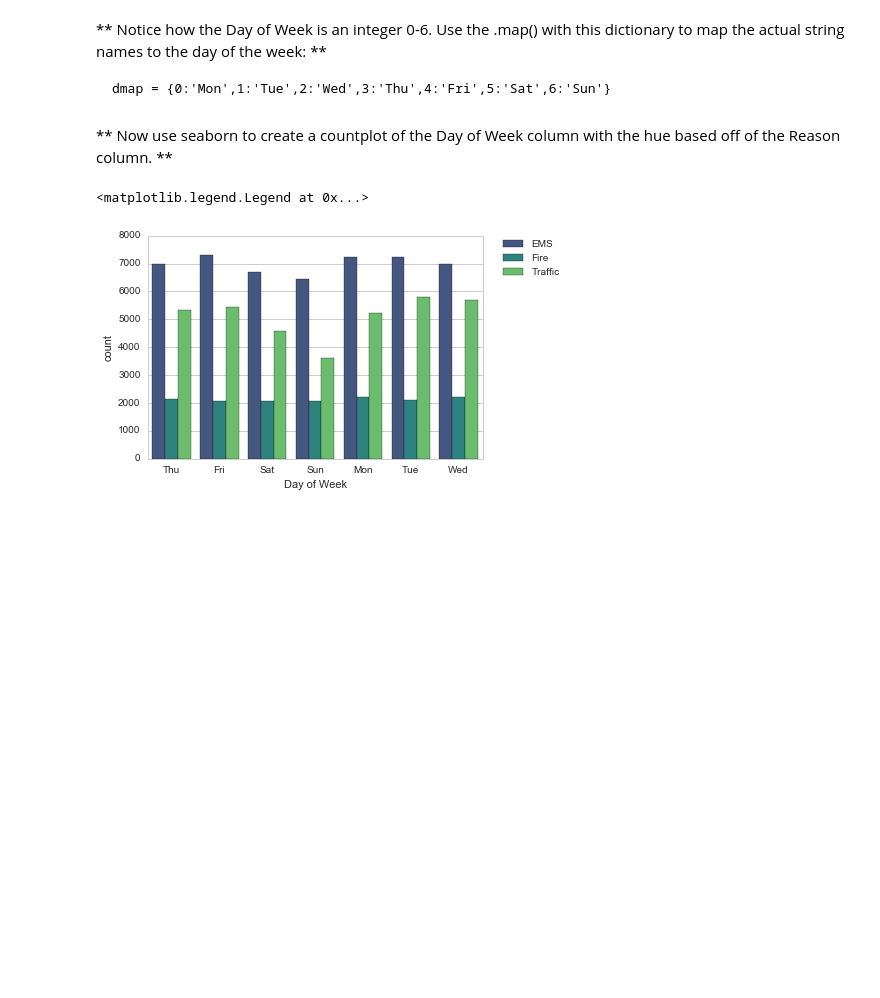
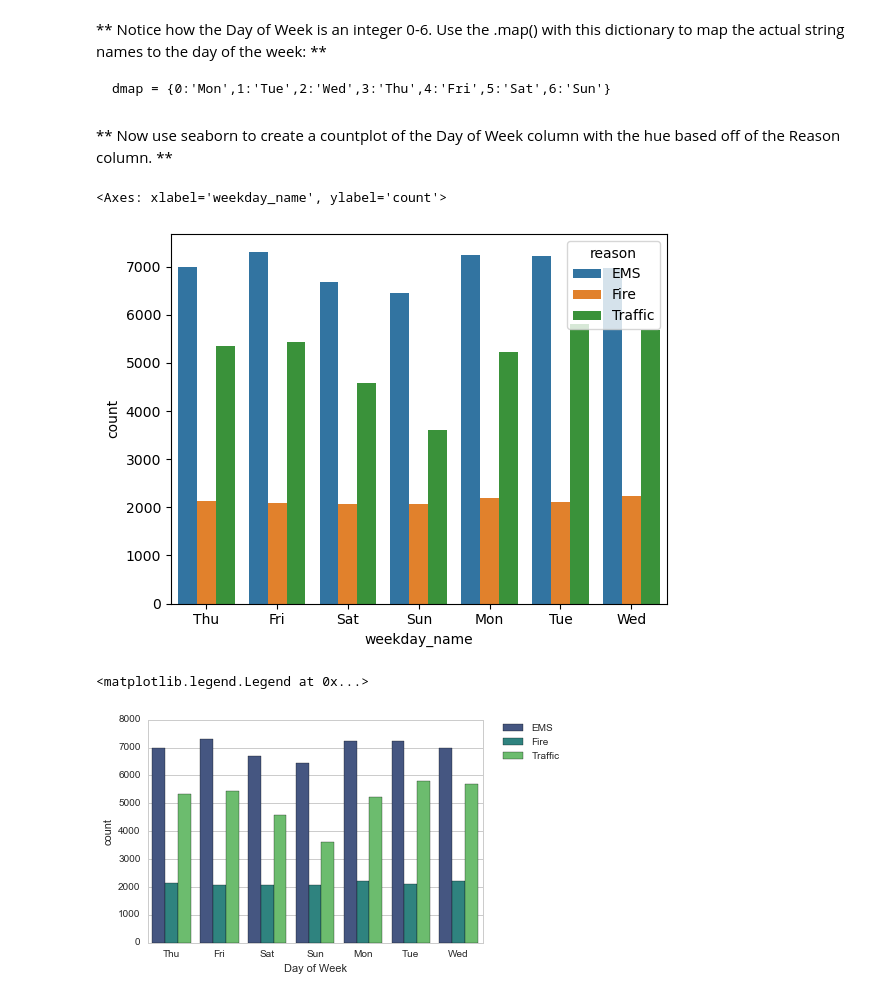
Before and after one commit to LuisReyes98/udemy-machine-learning, a Jupyter notebook: 10-Data-Capstone-Projects/01-911 Calls Data Capstone Project.ipynb, the cells around one changed output. Drawn from its saved outputs; the diff is of its cells as text; code cells hidden in the pictures; blank space fills up the shorter version.

```diff
--- a/10-Data-Capstone-Projects/01-911 Calls Data Capstone Project.ipynb
+++ b/10-Data-Capstone-Projects/01-911 Calls Data Capstone Project.ipynb
@@ -169,3 +198,6 @@ ___
 str
 # %% [markdown]
 ** You should have seen that these timestamps are still strings. Use [pd.to_datetime](http://pandas.pydata.org/pandas-docs/stable/generated/pandas.to_datetime.html) to convert the column from strings to DateTime objects. **
+# %%
+df['timeStamp'] = pd.to_datetime(df['timeStamp'])
+df.head()
@@ -171,0 +211,5 @@ str
+# %%
+time = df['timeStamp'].iloc[0]
+print(time.hour)
+print(time.month)
+print(time.dayofweek)
@@ -176,3 +224,11 @@ str
     time.hour
 
 **You can use Jupyter's tab method to explore the various attributes you can call. Now that the timestamp column are actually DateTime objects, use .apply() to create 3 new columns called Hour, Month, and Day of Week. You will create these columns based off of the timeStamp column, reference the solutions if you get stuck on this step.**
+# %%
+
+
+df['hour'] = df['timeStamp'].apply(lambda time: time.hour)
+df['month'] = df['timeStamp'].apply(lambda time: time.month)
+df['weekday_number'] = df['timeStamp'].apply(lambda time: time.dayofweek)
+
+df.head()
@@ -178,0 +242,3 @@ str
+# %%
+dmap = {0: 'Mon', 1: 'Tue', 2: 'Wed', 3: 'Thu', 4: 'Fri', 5: 'Sat', 6: 'Sun'}
+df['weekday_name'] = df['weekday_number'].map(dmap)
@@ -183,5 +260,14 @@ str
 # %% [markdown]
 ** Now use seaborn to create a countplot of the Day of Week column with the hue based off of the Reason column. **
+# %%
+sns.countplot(
+  data=df,
+  x='weekday_name',
+  hue='reason',
+)
+# %% [output]
+<Axes: xlabel='weekday_name', ylabel='count'>
+[figure, added]
 # %%
 # %% [output]
 <matplotlib.legend.Legend at 0x...>
```
Also changed, not shown: parts of 37 cells of this notebook.
